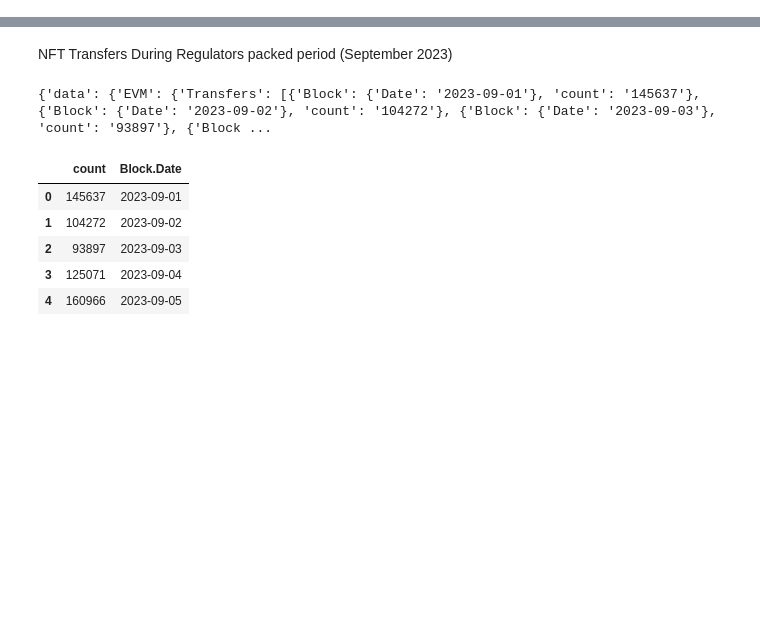
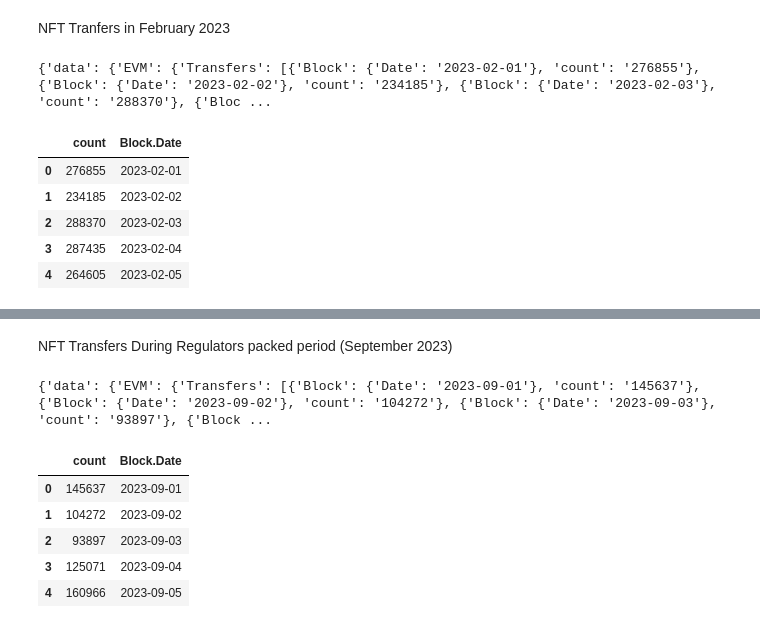
Before and after one commit to volantxs/blockchain-data-visualization, a Jupyter notebook: blockchain_data_driven_marketing.ipynb, the cells around one changed output, grey strips where cells are left out. Drawn from its saved outputs; the diff is of its cells as text; code cells hidden in the pictures; blank space fills up the shorter version.

```diff
--- a/blockchain_data_driven_marketing.ipynb
+++ b/blockchain_data_driven_marketing.ipynb
@@ -4,3 +4,33 @@ import json
 import pandas as pd
 import numpy as np
 import matplotlib.pyplot as plt
+# %% [markdown]
+NFT Tranfers in February 2023
+# %%
+conn = http.client.HTTPSConnection("streaming.bitquery.io")
+payload0 = json.dumps({
+   "query": "{\n  EVM(dataset: combined, network: eth) {\n    Transfers(\n      orderBy: {ascending: Block_Date}\n      where: {Block: {Date: {since: \"2023-02-01\", till: \"2023-03-01\"}}, Transfer: {Currency: {Fungible: false}}}\n    ) {\n      Block {\n        Date\n      }\n      count\n    }\n  }\n}\n",
+   "variables": "{}"
+})
+headers = {
+   'Content-Type': 'application/json',
+   'X-API-KEY': 'BQYdO11cbRp3kwtJsrLSTOHnuapbJL48'
+}
+conn.request("POST", "/graphql", payload0, headers)
+res0 = conn.getresponse()
+data0 = res0.read()
+response0= json.loads(data0.decode("utf-8"))
+print(response0)
+# %% [output]
+{'data': {'EVM': {'Transfers': [{'Block': {'Date': '2023-02-01'}, 'count': '276855'}, {'Block': {'Date': '2023-02-02'}, 'count': '234185'}, {'Block': {'Date': '2023-02-03'}, 'count': '288370'}, {'Bloc ...
+# %%
+dt0= response0['data']['EVM']['Transfers']
+df_nft_feb = pd.json_normalize(dt0)
+df_nft_feb.head(5)
+# %% [output]
+|  | count | Block.Date |
+| 0 | 276855 | 2023-02-01 |
+| 1 | 234185 | 2023-02-02 |
+| 2 | 288370 | 2023-02-03 |
+| 3 | 287435 | 2023-02-04 |
+| 4 | 264605 | 2023-02-05 |
```
Also changed, not shown: parts of 6 cells of this notebook.
